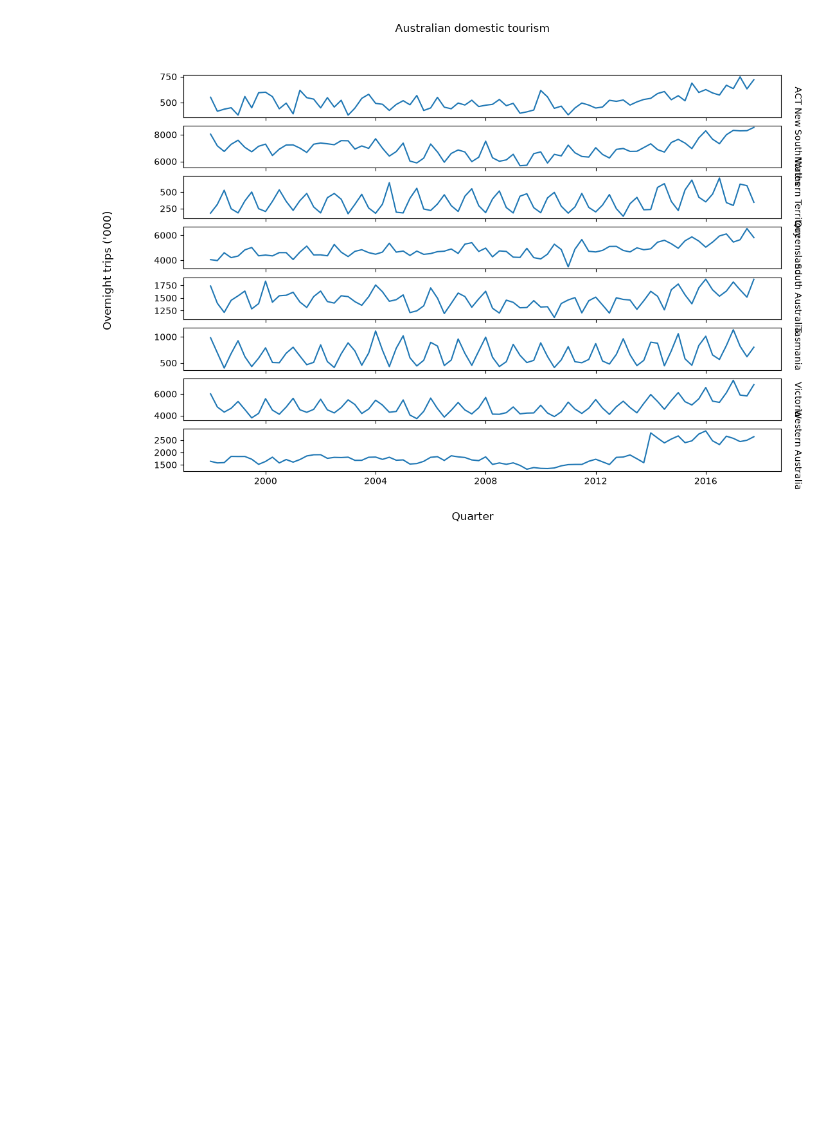
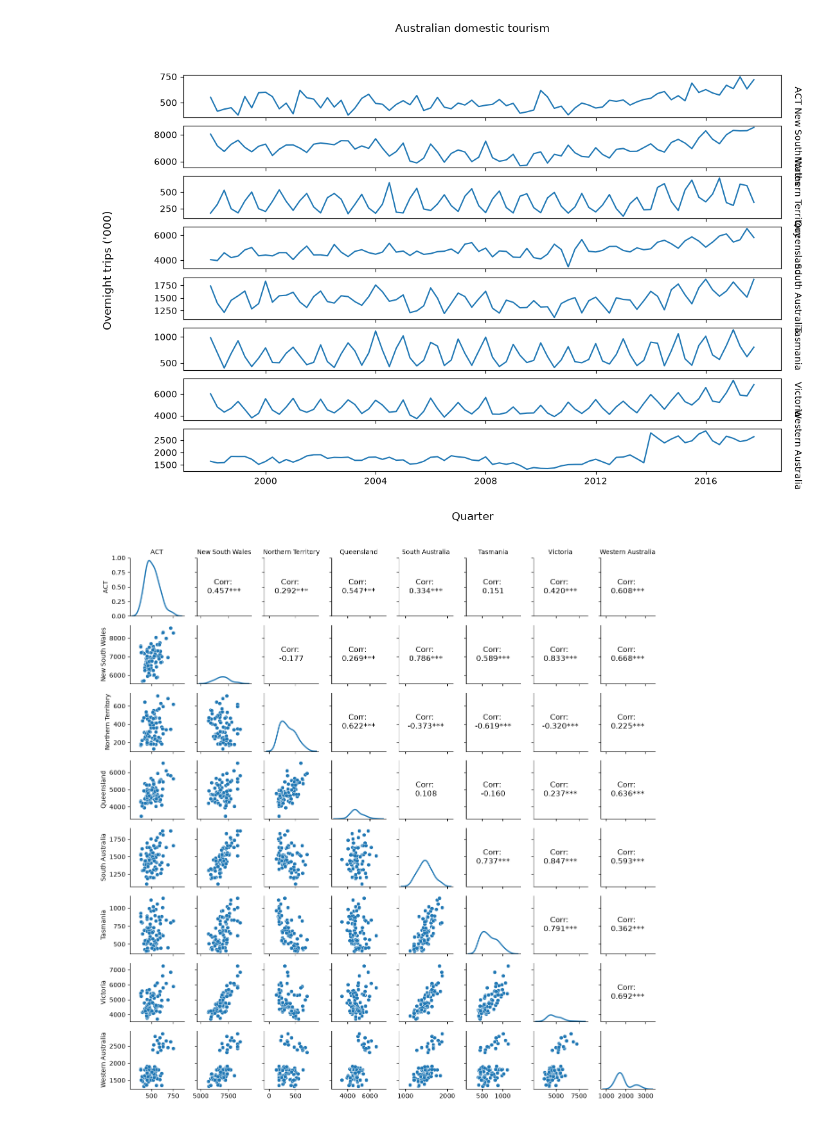
Before and after one commit to Minajamfum/forecasting, a Jupyter notebook: chapter2.ipynb, the cells around one changed output. Cells and saved outputs as stored; diff of their text form; code cells hidden in the pictures; blank space fills up the shorter version.

```diff
--- a/chapter2.ipynb
+++ b/chapter2.ipynb
@@ -538,3 +538,36 @@ fig.supylabel("Overnight trips ('000)")
 fig.show()
 # %% [output]
 [figure]
+# %%
+from scipy.stats import pearsonr
+
+df = visitors.pivot(index="ds", columns="State", values="y")
+#**kws (مخفف Keyword Arguments):
+#seaborn هنگام فراخوانی توابع، آرگومان‌های رنگی و ظاهری پیش‌فرضی را پاس می‌دهد.
+#گذاشتن **kws مانع از بروز خطای TypeError بابت متغیرهای پیش‌بینی‌نشده می‌شود.
+
+def corrfunc(x, y, **kws):
+    r, pvalue = pearsonr(x, y)
+    ax = plt.gca()  # (Get Current Axes)
+    #handle محوری که seaborn در همان لحظه در حال کار روی آن است را در متغیر ax ذخیره می‌کند.
+    ax.annotate(f"Corr: \n{r:.3f}{'***' if pvalue < 0.05 else ''}",xy=(0.5, 0.5), xycoords="axes fraction",ha="center", va="center", fontsize=12)
+
+g = sns.PairGrid(df, height=1.6)
+#یک کلاس در seaborn برای ساخت شبکه دوبعدی
+
+g.map_lower(sns.scatterplot)    #رسم نمودار پراکندگی دوبعدی نقاط بین متغیر ردیف و متغیر ستون
+#این متد تابعی که به آن پاس داده شده را روی تمامی خانه‌های پایین قطر اصلی اعمال می‌کند.
+
+g.map_upper(corrfunc)   #به جای کشیدن نقطه، متن ضریب همبستگی را در مرکز خانه می‌نویسد.
+# تابعی که مشخص شده را روی تمامی خانه‌های بالای قطر اصلی اعمال می‌کند.
+
+g.map_diag(sns.kdeplot, lw=2)   # (Kernel Density Estimation) : نمودار تخمین چگالی احتمالاتی توزیعِ متغیر مورد نظر را رسم می‌کند.
+# تابعی که مشخص شده را روی قطر اصلی اعمال می‌کند.
+g.set(xlabel="")
+
+for i, col in enumerate(df.columns):
+    g.axes[0, i].set_title(col, size="medium")
+
+plt.show()
+# %% [output]
+[figure, added]
```
Also changed, not shown: 1 other file.
